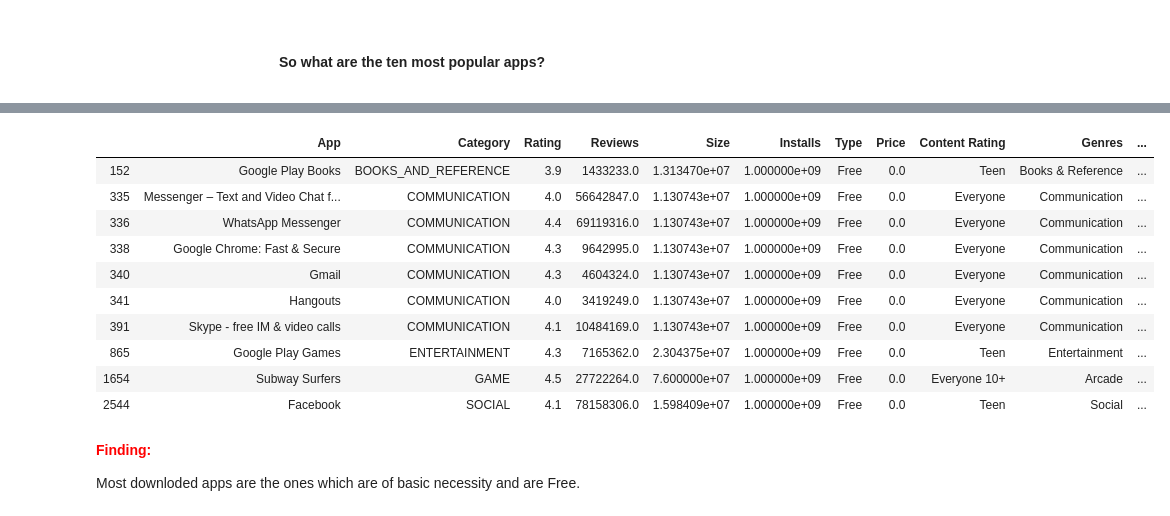
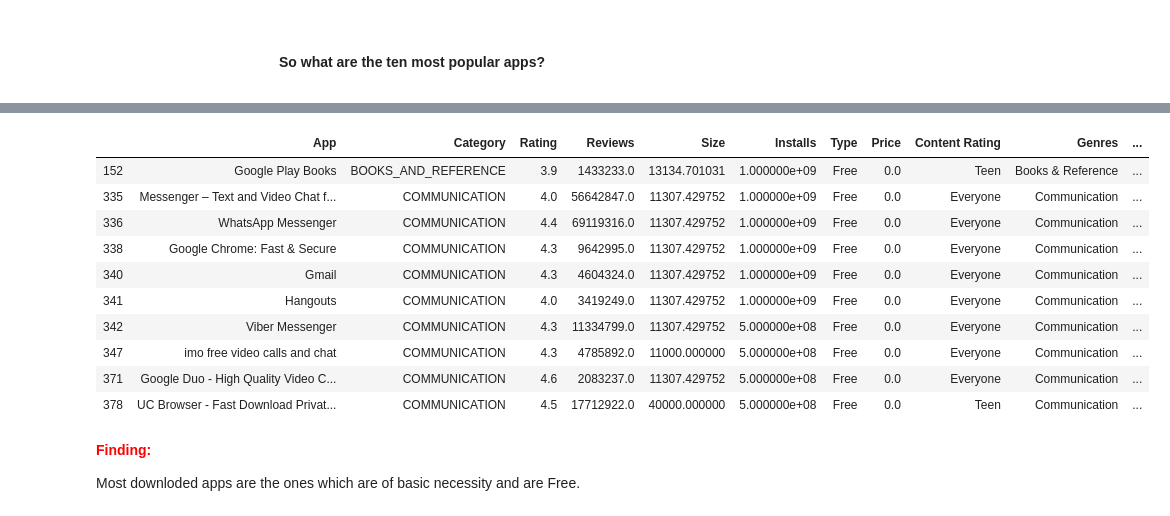
Before and after one commit to satarupa5/GooglePlayStore, a Jupyter notebook: EDA_Final.ipynb, the cells around one changed output, grey strips where cells are left out. Cells and saved outputs as stored; diff of their text form; code cells hidden in the pictures.

```diff
--- a/EDA_Final.ipynb
+++ b/EDA_Final.ipynb
@@ -169,13 +169,13 @@ Name: Size, Length: 461, dtype: int64
 The apps are of various sizes, some are in Kb while some are in Mb while some varies with device.
 Lets fill up the missing sizes of the app using the median size of same Category
 # %%
-
+#conversion in KB (AS a common unit)
 
 def conversion(dfcol):
     if 'M' in str(dfcol):
-        return float(str(dfcol).replace('M', '')) * 1000000
+        return float(str(dfcol).replace('M', ''))*1000
     elif 'k' in str(dfcol):
-        return float(str(dfcol).replace('k', '')) * 1000
+        return float(str(dfcol).replace('k', ''))
     elif 'Varies with device' in dfcol:
         return np.nan
     else:
@@ -290,3 +293,6 @@ memory usage: 895.9+ KB
+# %%
+unique_apps['Reviews'] = unique_apps['Reviews'].astype(float)
+# unique_apps['Reviews'] = np.log10(unique_apps['Reviews'])
 # %% [markdown]
 <h1 style="text-align:Center;font-size:100%;;">Number of Missing Values</h1>
 A check on Missing values
@@ -680,17 +704,17 @@ Yep! people do install and use free apps more than paid apps.
 # %%
-df[df['Installs'] > 500000000].head(10)
+df[df['Installs'] >100000000].head(10)
 # %% [output]
 |  | App | Category | Rating | Reviews | Size | Installs | Type | Price | Content Rating | Genres | ... |
-| 152 | Google Play Books | BOOKS_AND_REFERENCE | 3.9 | 1433233.0 | 1.313470e+07 | 1.000000e+09 | Free | 0.0 | Teen | Books & Reference | ... |
-| 335 | Messenger – Text and Video Chat f... | COMMUNICATION | 4.0 | 56642847.0 | 1.130743e+07 | 1.000000e+09 | Free | 0.0 | Everyone | Communication | ... |
-| 336 | WhatsApp Messenger | COMMUNICATION | 4.4 | 69119316.0 | 1.130743e+07 | 1.000000e+09 | Free | 0.0 | Everyone | Communication | ... |
-| 338 | Google Chrome: Fast & Secure | COMMUNICATION | 4.3 | 9642995.0 | 1.130743e+07 | 1.000000e+09 | Free | 0.0 | Everyone | Communication | ... |
-| 340 | Gmail | COMMUNICATION | 4.3 | 4604324.0 | 1.130743e+07 | 1.000000e+09 | Free | 0.0 | Everyone | Communication | ... |
-| 341 | Hangouts | COMMUNICATION | 4.0 | 3419249.0 | 1.130743e+07 | 1.000000e+09 | Free | 0.0 | Everyone | Communication | ... |
-| 391 | Skype - free IM & video calls | COMMUNICATION | 4.1 | 10484169.0 | 1.130743e+07 | 1.000000e+09 | Free | 0.0 | Everyone | Communication | ... |
-| 865 | Google Play Games | ENTERTAINMENT | 4.3 | 7165362.0 | 2.304375e+07 | 1.000000e+09 | Free | 0.0 | Teen | Entertainment | ... |
-| 1654 | Subway Surfers | GAME | 4.5 | 27722264.0 | 7.600000e+07 | 1.000000e+09 | Free | 0.0 | Everyone 10+ | Arcade | ... |
-| 2544 | Facebook | SOCIAL | 4.1 | 78158306.0 | 1.598409e+07 | 1.000000e+09 | Free | 0.0 | Teen | Social | ... |
+| 152 | Google Play Books | BOOKS_AND_REFERENCE | 3.9 | 1433233.0 | 13134.701031 | 1.000000e+09 | Free | 0.0 | Teen | Books & Reference | ... |
+| 335 | Messenger – Text and Video Chat f... | COMMUNICATION | 4.0 | 56642847.0 | 11307.429752 | 1.000000e+09 | Free | 0.0 | Everyone | Communication | ... |
+| 336 | WhatsApp Messenger | COMMUNICATION | 4.4 | 69119316.0 | 11307.429752 | 1.000000e+09 | Free | 0.0 | Everyone | Communication | ... |
+| 338 | Google Chrome: Fast & Secure | COMMUNICATION | 4.3 | 9642995.0 | 11307.429752 | 1.000000e+09 | Free | 0.0 | Everyone | Communication | ... |
+| 340 | Gmail | COMMUNICATION | 4.3 | 4604324.0 | 11307.429752 | 1.000000e+09 | Free | 0.0 | Everyone | Communication | ... |
+| 341 | Hangouts | COMMUNICATION | 4.0 | 3419249.0 | 11307.429752 | 1.000000e+09 | Free | 0.0 | Everyone | Communication | ... |
+| 342 | Viber Messenger | COMMUNICATION | 4.3 | 11334799.0 | 11307.429752 | 5.000000e+08 | Free | 0.0 | Everyone | Communication | ... |
+| 347 | imo free video calls and chat | COMMUNICATION | 4.3 | 4785892.0 | 11000.000000 | 5.000000e+08 | Free | 0.0 | Everyone | Communication | ... |
+| 371 | Google Duo - High Quality Video C... | COMMUNICATION | 4.6 | 2083237.0 | 11307.429752 | 5.000000e+08 | Free | 0.0 | Everyone | Communication | ... |
+| 378 | UC Browser - Fast Download Privat... | COMMUNICATION | 4.5 | 17712922.0 | 40000.000000 | 5.000000e+08 | Free | 0.0 | Teen | Communication | ... |
 # %% [markdown]
 **<font color='Red'> Finding: </font>**
 
```
Also changed, not shown: parts of 24 cells of this notebook.
